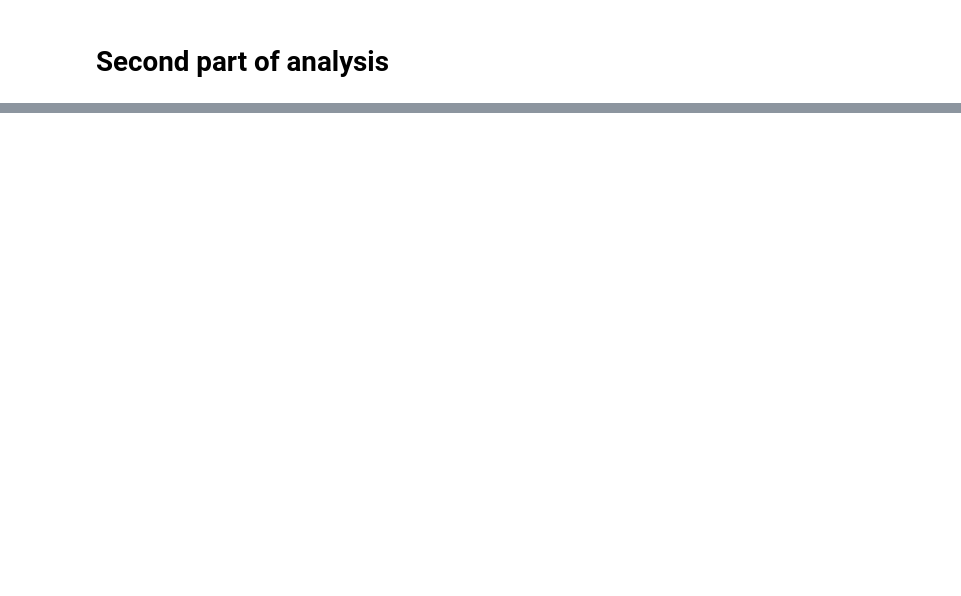
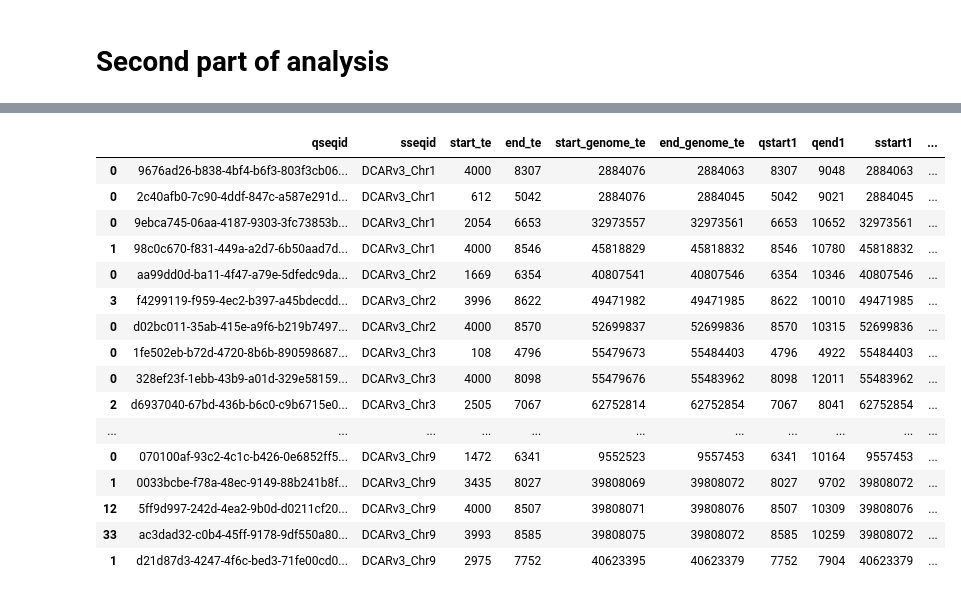
Before and after one commit to pkula/te_resolver, a Jupyter notebook: read.ipynb, the cells around one changed output, grey strips where cells are left out. Saved outputs shown, nothing was run; the diff lists cells and outputs as text; code cells hidden in the pictures; blank space fills up the shorter version.

```diff
--- a/read.ipynb
+++ b/read.ipynb
@@ -278,0 +361,20 @@ ni.head(30)
+# %%
+oxi.head(50)
+# %% [output]
+|  | qseqid | sseqid | start_te | end_te | start_genome_te | end_genome_te | qstart1 | qend1 | sstart1 | ... |
+| 0 | 9676ad26-b838-4bf4-b6f3-803f3cb06... | DCARv3_Chr1 | 4000 | 8307 | 2884076 | 2884063 | 8307 | 9048 | 2884063 | ... |
+| 0 | 2c40afb0-7c90-4ddf-847c-a587e291d... | DCARv3_Chr1 | 612 | 5042 | 2884076 | 2884045 | 5042 | 9021 | 2884045 | ... |
+| 0 | 9ebca745-06aa-4187-9303-3fc73853b... | DCARv3_Chr1 | 2054 | 6653 | 32973557 | 32973561 | 6653 | 10652 | 32973561 | ... |
+| 1 | 98c0c670-f831-449a-a2d7-6b50aad7d... | DCARv3_Chr1 | 4000 | 8546 | 45818829 | 45818832 | 8546 | 10780 | 45818832 | ... |
+| 0 | aa99dd0d-ba11-4f47-a79e-5dfedc9da... | DCARv3_Chr2 | 1669 | 6354 | 40807541 | 40807546 | 6354 | 10346 | 40807546 | ... |
+| 3 | f4299119-f959-4ec2-b397-a45bdecdd... | DCARv3_Chr2 | 3996 | 8622 | 49471982 | 49471985 | 8622 | 10010 | 49471985 | ... |
+| 0 | d02bc011-35ab-415e-a9f6-b219b7497... | DCARv3_Chr2 | 4000 | 8570 | 52699837 | 52699836 | 8570 | 10315 | 52699836 | ... |
+| 0 | 1fe502eb-b72d-4720-8b6b-890598687... | DCARv3_Chr3 | 108 | 4796 | 55479673 | 55484403 | 4796 | 4922 | 55484403 | ... |
+| 0 | 328ef23f-1ebb-43b9-a01d-329e58159... | DCARv3_Chr3 | 4000 | 8098 | 55479676 | 55483962 | 8098 | 12011 | 55483962 | ... |
+| 2 | d6937040-67bd-436b-b6c0-c9b6715e0... | DCARv3_Chr3 | 2505 | 7067 | 62752814 | 62752854 | 7067 | 8041 | 62752854 | ... |
+| ... | ... | ... | ... | ... | ... | ... | ... | ... | ... | ... |
+| 0 | 070100af-93c2-4c1c-b426-0e6852ff5... | DCARv3_Chr9 | 1472 | 6341 | 9552523 | 9557453 | 6341 | 10164 | 9557453 | ... |
+| 1 | 0033bcbe-f78a-48ec-9149-88b241b8f... | DCARv3_Chr9 | 3435 | 8027 | 39808069 | 39808072 | 8027 | 9702 | 39808072 | ... |
+| 12 | 5ff9d997-242d-4ea2-9b0d-d0211cf20... | DCARv3_Chr9 | 4000 | 8507 | 39808071 | 39808076 | 8507 | 10309 | 39808076 | ... |
+| 33 | ac3dad32-c0b4-45ff-9178-9df550a80... | DCARv3_Chr9 | 3993 | 8585 | 39808075 | 39808072 | 8585 | 10259 | 39808072 | ... |
+| 1 | d21d87d3-4247-4f6c-bed3-71fe00cd0... | DCARv3_Chr9 | 2975 | 7752 | 40623395 | 40623379 | 7752 | 7904 | 40623379 | ... |
```
Also changed, not shown: parts of 53 cells of this notebook.
